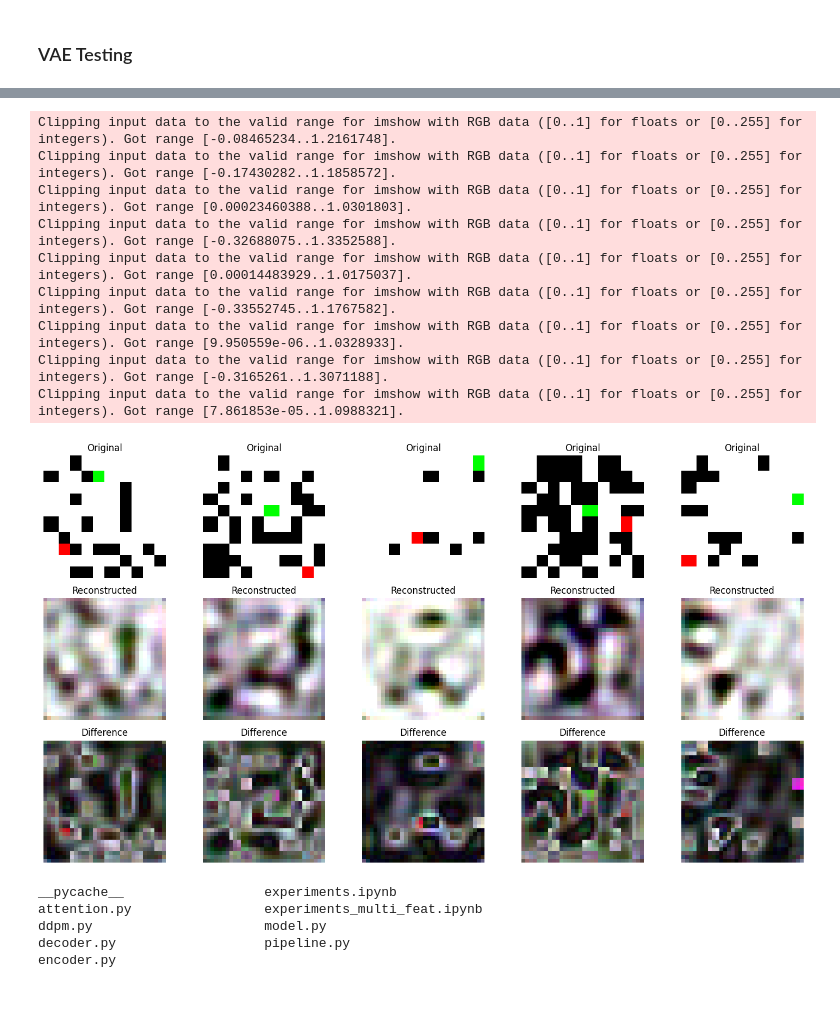
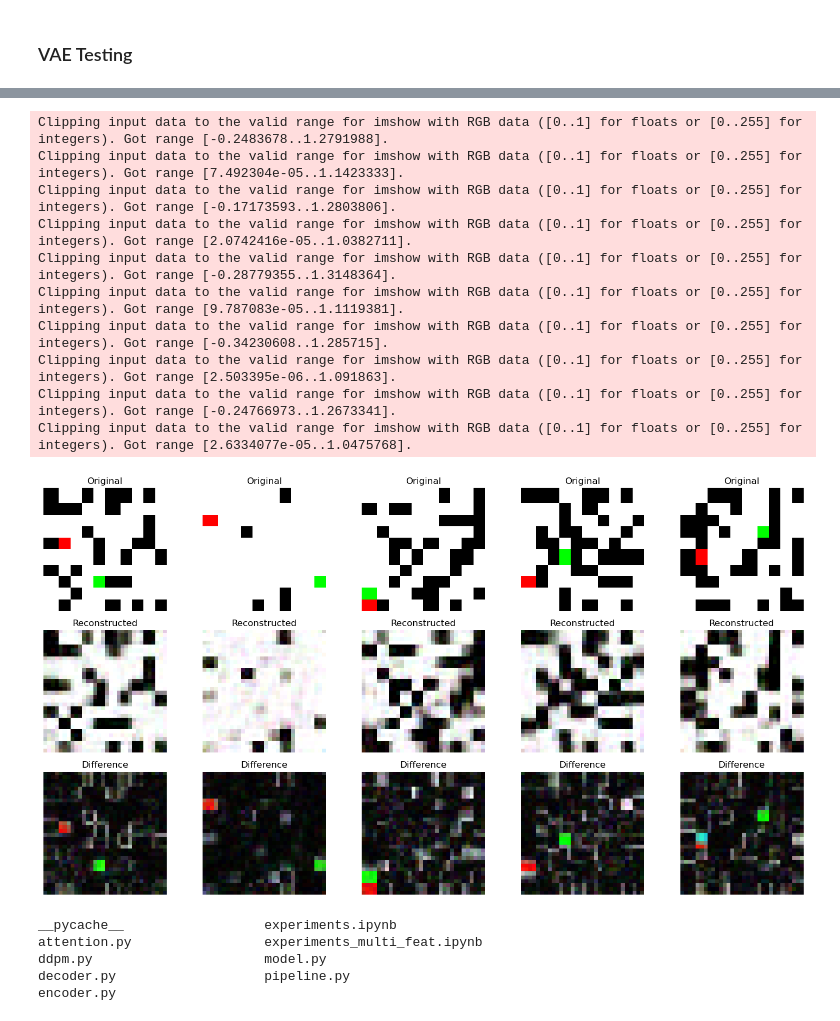
Before and after one commit to Atul-Acharya-17/diffusion-based-environment-generator, a Jupyter notebook: diffuser/experiments_multi_feat.ipynb, the cells around one changed output, grey strips where cells are left out. Saved outputs shown, nothing was run; the diff lists cells and outputs as text; code cells hidden in the pictures.

```diff
--- a/diffuser/experiments_multi_feat.ipynb
+++ b/diffuser/experiments_multi_feat.ipynb
@@ -116,14 +116,14 @@ def load_dataset_from_npy(parent_directory="./data", target_size=32):
 
 # , [a / b if b!=0 else a for a, b in zip(path_lengths, num_nodes_traversed_astar)], [a / b if b!=0 else a for a, b in zip(path_lengths, num_nodes_traversed_bfs)]
 # %%
-# img = np.load("/Users/I749793/Desktop/NUS/Uncertainty Modeling in AI/project/diffusion-based-environment-generator/data/maze_0.npy")
-# img = plot_grid_world(img)
-# # plt.imshow(img)
-# # plt.show()
+img = np.load("data/mazes/maze_0.npy")
+img = plot_grid_world(img)
+plt.imshow(img)
+plt.show()
 
-# img = preprocess_image(img, 32)
-# img.shape
-# # # plot_image = (img+1)*127.5
-# # plt.imshow(img.permute(1, 2, 0).cpu().numpy(), cmap='gray')
-# # plt.axis('off')
-# # plt.show()
+img = preprocess_image(img, 32)
+img.shape
+plot_image = (img+1)*127.5
+plt.imshow(img.permute(1, 2, 0).cpu().numpy(), cmap='gray')
+plt.axis('off')
+plt.show()
@@ -131,7 +134,7 @@ def load_dataset_from_npy(parent_directory="./data", target_size=32):
 # mazes_data_path = os.path.join(os.path.dirname(os.path.dirname(os.getcwd())), "data", "mazes")
 # mazes_data_path = "./data/mazes"
 
-mazes_data_path = "./data/"
+mazes_data_path = "./data"
 images, org_path_lengths, num_nodes_astar, num_nodes_bfs = load_dataset_from_npy(mazes_data_path, target_size=32)
 # %%
 plt.imshow(images[0].permute(1, 2, 0).cpu().numpy(), cmap='gray')
@@ -174,9 +177,8 @@ from decoder import VAE_Decoder
 # Hyperparameters
 BATCH_SIZE = 128
 LEARNING_RATE = 1e-4
-EPOCHS = 10
-LATENT_CHANNELS = 4
-# LATENT_CHANNELS = 8
+EPOCHS = 1
+LATENT_CHANNELS = 8
 # %%
 class MazeTensorDataset(Dataset):
     def __init__(self, images, path_lengths, num_nodes_astar, num_nodes_bfs):
@@ -269,10 +271,9 @@ for epoch in range(EPOCHS):
         x = x[0].to(device)
         batch_size = x.size(0)
 
-        noise = torch.randn(batch_size, LATENT_CHANNELS, 8, 8).to(device)
-        # noise = torch.randn(batch_size, LATENT_CHANNELS, 6, 6).to(device)
-        # noise = torch.randn(batch_size, LATENT_CHANNELS, 2, 2).to(device)
-        # x = x.permute(0, 3, 1, 2) # (B, H, W, C) -> (B, C, H, W)
+        # noise = torch.randn(batch_size, LATENT_CHANNELS, 8, 8).to(device)
+        noise = torch.randn(batch_size, LATENT_CHANNELS, 16, 16).to(device)
+
         mean, log_var, z = encoder(x, noise)
         x_hat = decoder(z)
 
@@ -321,44 +311,45 @@ with torch.no_grad():
     fig, axes = plt.subplots(3, 5, figsize=(15, 8))
     for i in range(5):
         idx = np.random.randint(len(test_dataset))
         img, _, _, _ = test_dataset[idx]  # Ignore the path length label for reconstruction
         img = img.unsqueeze(0).to(device)
-        noise = torch.randn(1, LATENT_CHANNELS, 8, 8).to(device)
+        noise = torch.randn(1, LATENT_CHANNELS, 16, 16).to(device)
         # noise = torch.randn(1, LATENT_CHANNELS, 2, 2).to(device)
         # img = torch.tensor(img, dtype=torch.float32).to(device)
         # img = img.permute(2, 0, 1).unsqueeze(0)
         _, _, z = encoder(img, noise)
         reconstructed = decoder(z).cpu().squeeze(0)
 
         original = img.cpu().squeeze(0)
 
         difference = torch.abs(original - reconstructed)
 
         axes[0, i].imshow(original.permute(1, 2, 0).numpy(), cmap='gray')
         axes[0, i].axis('off')
         axes[0, i].set_title('Original')
 
         axes[1, i].imshow(reconstructed.permute(1, 2, 0).numpy(), cmap='gray')
         axes[1, i].axis('off')
         axes[1, i].set_title('Reconstructed')
 
         axes[2, i].imshow(difference.permute(1, 2, 0).numpy(), cmap='gray')
         axes[2, i].axis('off')
         axes[2, i].set_title('Difference')
 
     plt.tight_layout()
     plt.show()
 # %% [output]
-Clipping input data to the valid range for imshow with RGB data ([0..1] for floats or [0..255] for integers). Got range [-0.08465234..1.2161748].
-Clipping input data to the valid range for imshow with RGB data ([0..1] for floats or [0..255] for integers). Got range [-0.17430282..1.1858572].
-Clipping input data to the valid range for imshow with RGB data ([0..1] for floats or [0..255] for integers). Got range [0.00023460388..1.0301803].
-Clipping input data to the valid range for imshow with RGB data ([0..1] for floats or [0..255] for integers). Got range [-0.32688075..1.3352588].
-Clipping input data to the valid range for imshow with RGB data ([0..1] for floats or [0..255] for integers). Got range [0.00014483929..1.0175037].
-Clipping input data to the valid range for imshow with RGB data ([0..1] for floats or [0..255] for integers). Got range [-0.33552745..1.1767582].
-Clipping input data to the valid range for imshow with RGB data ([0..1] for floats or [0..255] for integers). Got range [9.950559e-06..1.0328933].
-Clipping input data to the valid range for imshow with RGB data ([0..1] for floats or [0..255] for integers). Got range [-0.3165261..1.3071188].
-Clipping input data to the valid range for imshow with RGB data ([0..1] for floats or [0..255] for integers). Got range [7.861853e-05..1.0988321].
+Clipping input data to the valid range for imshow with RGB data ([0..1] for floats or [0..255] for integers). Got range [-0.2483678..1.2791988].
+Clipping input data to the valid range for imshow with RGB data ([0..1] for floats or [0..255] for integers). Got range [7.492304e-05..1.1423333].
+Clipping input data to the valid range for imshow with RGB data ([0..1] for floats or [0..255] for integers). Got range [-0.17173593..1.2803806].
+Clipping input data to the valid range for imshow with RGB data ([0..1] for floats or [0..255] for integers). Got range [2.0742416e-05..1.0382711].
+Clipping input data to the valid range for imshow with RGB data ([0..1] for floats or [0..255] for integers). Got range [-0.28779355..1.3148364].
+Clipping input data to the valid range for imshow with RGB data ([0..1] for floats or [0..255] for integers). Got range [9.787083e-05..1.1119381].
+Clipping input data to the valid range for imshow with RGB data ([0..1] for floats or [0..255] for integers). Got range [-0.34230608..1.285715].
+Clipping input data to the valid range for imshow with RGB data ([0..1] for floats or [0..255] for integers). Got range [2.503395e-06..1.091863].
+Clipping input data to the valid range for imshow with RGB data ([0..1] for floats or [0..255] for integers). Got range [-0.24766973..1.2673341].
+Clipping input data to the valid range for imshow with RGB data ([0..1] for floats or [0..255] for integers). Got range [2.6334077e-05..1.0475768].
-[figure, old version]
+[figure, new version]
 # %%
 !ls
 # %% [output]
```
Also changed, not shown: parts of 11 cells of this notebook, 23 other files.
